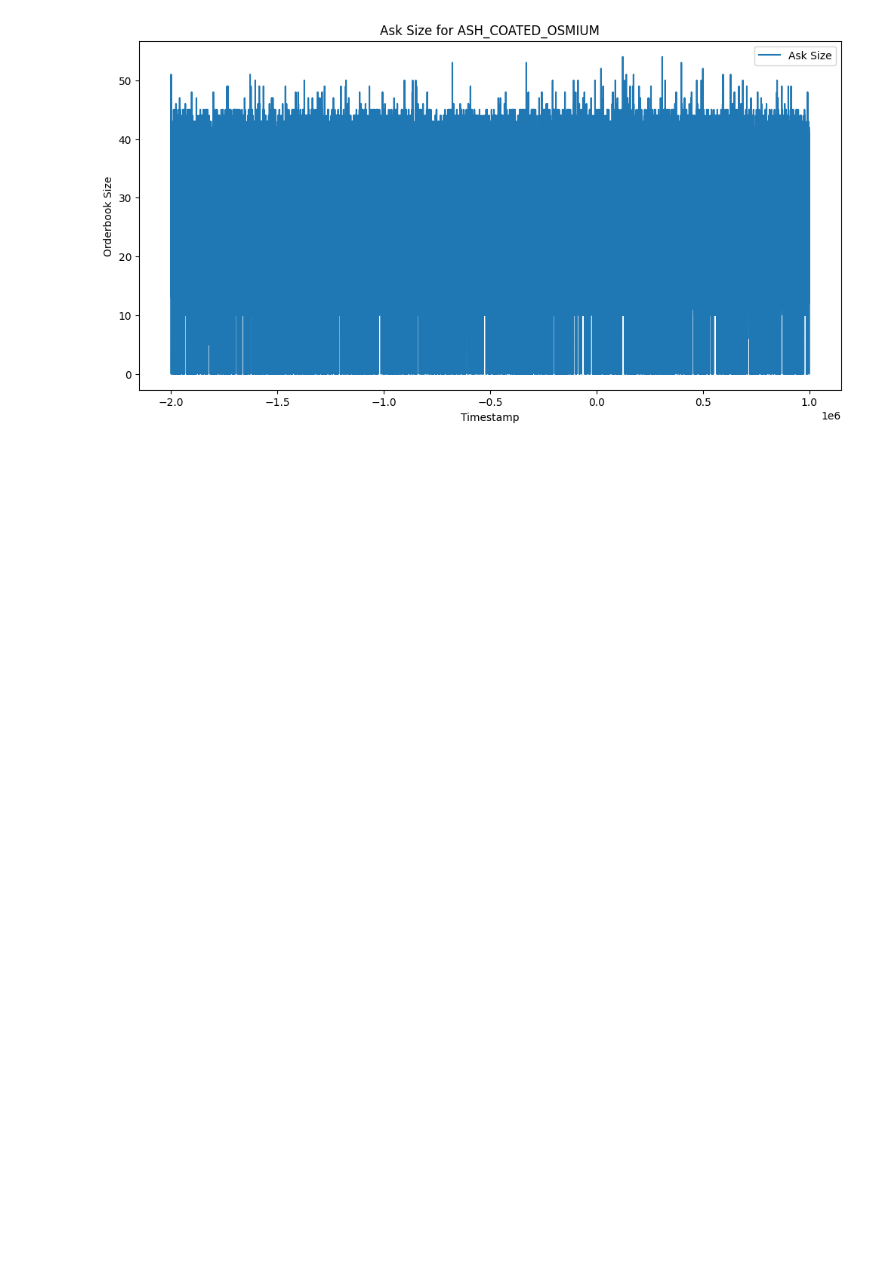
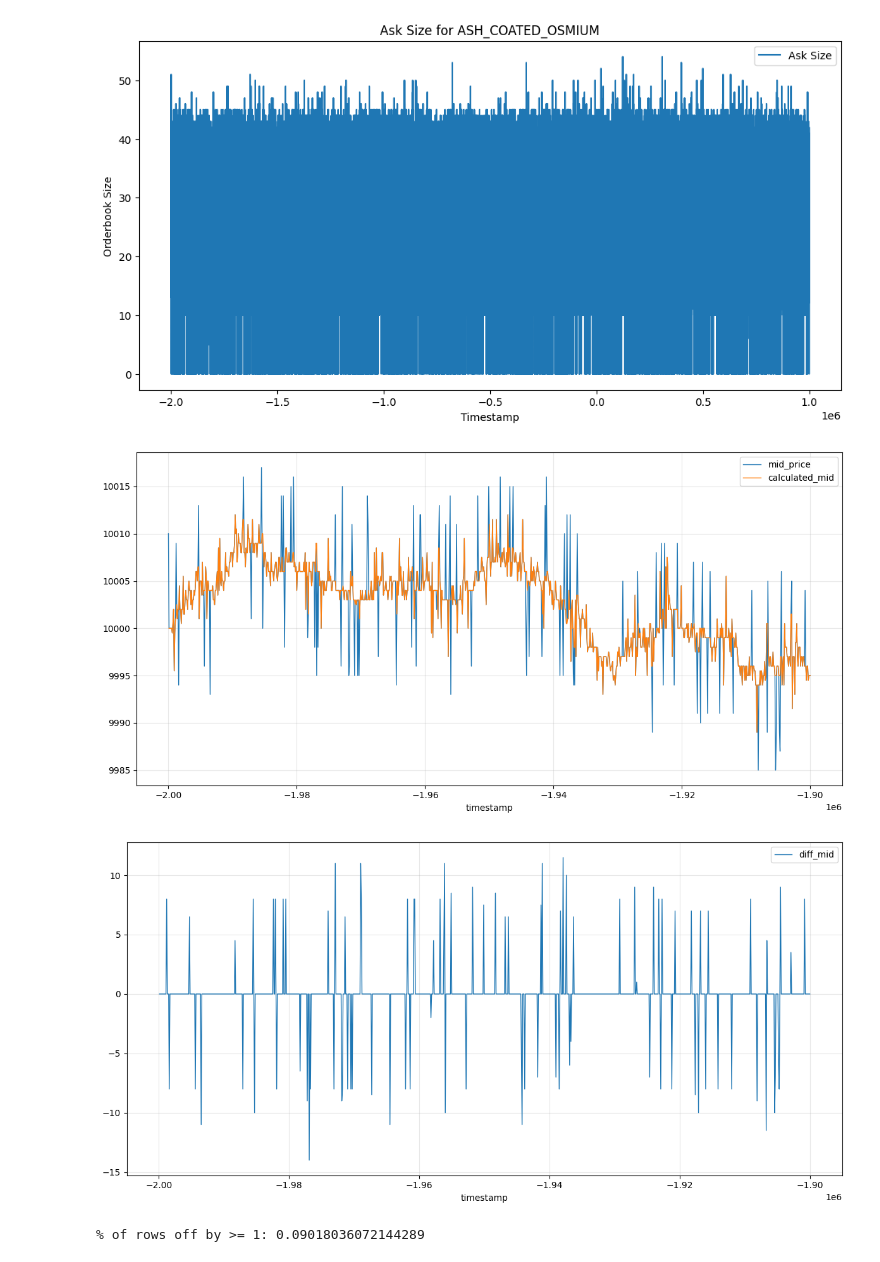
Before and after one commit to ishaanthenerd/IMC-Prosperity-4, a Jupyter notebook: algo_exploration/R1_ig.ipynb, the cells around one changed output. Drawn from its saved outputs; the diff is of its cells as text; code cells hidden in the pictures; blank space fills up the shorter version.

```diff
--- a/algo_exploration/R1_ig.ipynb
+++ b/algo_exploration/R1_ig.ipynb
@@ -27,3 +27,25 @@ plot_orderbook_sell_size(df, title = f"Ask Size for {PRODUCT}")
 # %% [output]
 [figure]
 [figure]
+# %%
+# execute our strat; see what our calculated mid price looks like
+
+# first, test on a sample of data
+columns = ["mid_price", "calculated_mid"]
+df_early = df[df["timestamp"] <= -1.9e6].copy()
+df_early["calculated_mid"] = 0.5 * (df["best_bid"] + df["best_ask"])
+df_early = df_early.ffill()
+df_early = df_early[df_early["mid_price"] != 0]
+plot_against_timestamp(df_early, columns)
+
+# ^ plotting this is lowk useless... maybe plot difference?
+df_early["diff_mid"] = df_early["mid_price"] - df_early["calculated_mid"]
+plot_against_timestamp(df_early, ["diff_mid"])
+df_false_nuke = df_early[df_early["diff_mid"] ** 2 >= 1]
+off_percent = len(df_false_nuke) / len(df_early)
+print(f"% of rows off by >= 1: {off_percent}")
+df_false_nuke[["timestamp", "best_bid", "best_ask", "calculated_mid", "mid_price", "diff_mid"]].to_csv("r1_false_nuke.csv")
+# %% [output]
+[figure, added]
+[figure, added]
+% of rows off by >= 1: 0.09018036072144289
```
Also changed, not shown: parts of 3 cells of this notebook, 3 other files.
